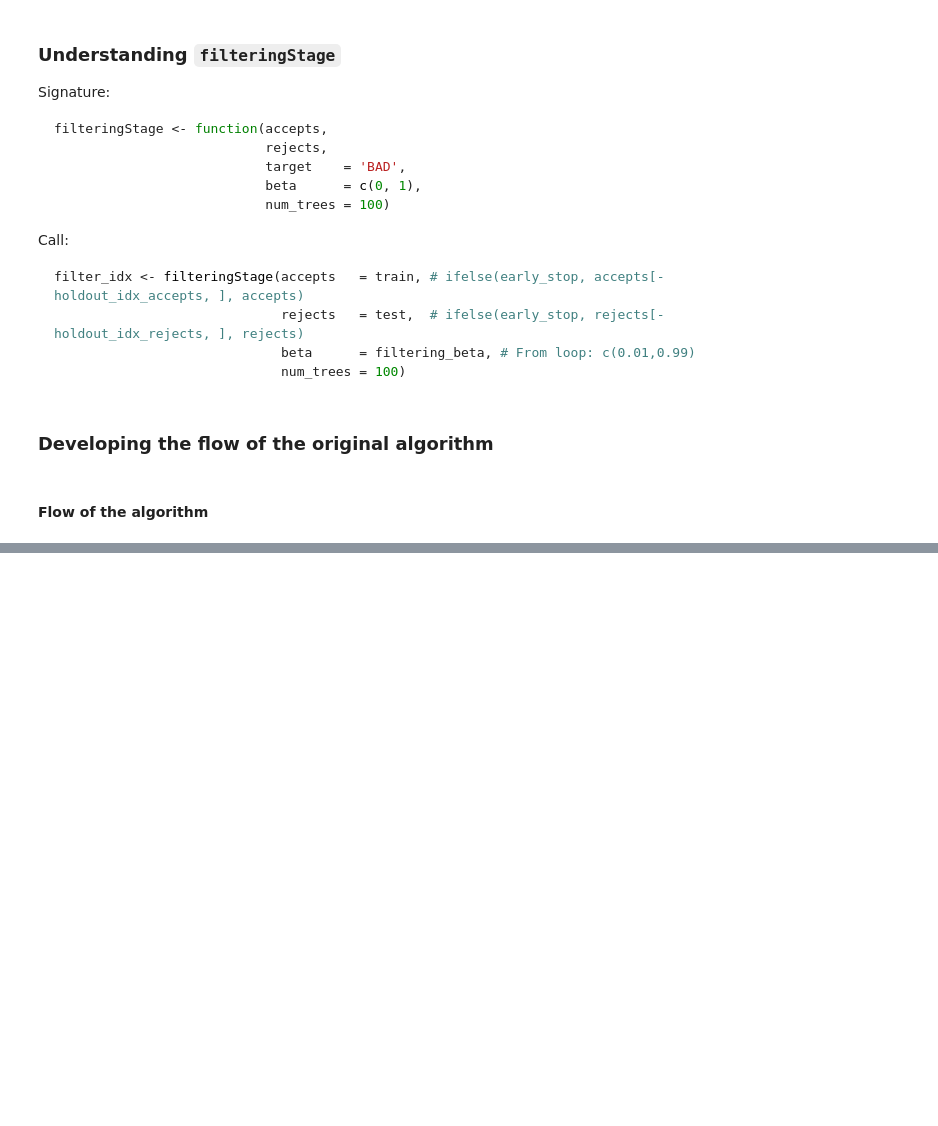
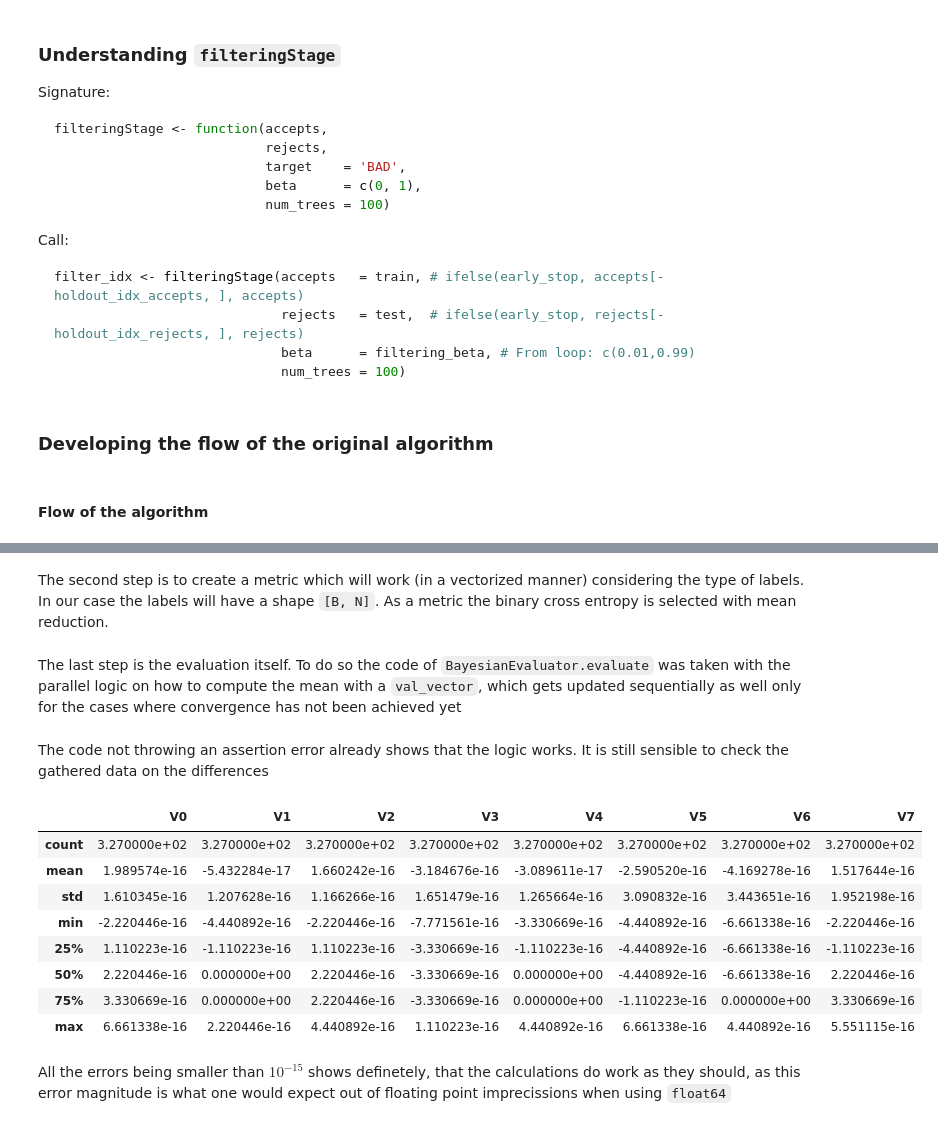
Before and after one commit to TheBISEconStatcian/BEReBASL, a Jupyter notebook: dev/develop_py_basl.ipynb, the cells around one changed output, grey strips where cells are left out. Drawn from its saved outputs; the diff is of its cells as text; code cells hidden in the pictures; blank space fills up the shorter version.

Commit message:
BayesianEvaluator now tested

```diff
--- a/dev/develop_py_basl.ipynb
+++ b/dev/develop_py_basl.ipynb
@@ -541,8 +534,6 @@ self = DummyBASL(
 # %% [markdown]
 #### Flow of the algorithm
 # %%
-
-
 if True:
     if True:
         if self.early_stop:
@@ -565,3 +556,6 @@ if True:
             bm_max_iter <- 10^4
             bm_epsilon  <- 10^4
         """
+
+        if self.should_filter:
+            data.features_rejects = self.filter_rejects(data.features_rejects, return_index=False)
@@ -567,0 +733,39 @@ if True:
+# %%
+# Initial population
+B, N = 16, 100
+data_gen.manual_seed(1807)
+features, default_flag = data_gen.sample(B * N)
+
+# Generate accepts vector
+accepts = accept_based_on_top_percentent_of_arbitrary_var(
+    features,
+    default_flag,
+    var_for_rule=0,
+    top_percent=0.2, #Ensures batching by B will be possible as 100 * [0.2, 0.8] = [20, 80]
+    default_value = CreditDataGenerator.bad_good_encoding["bad"]
+)
+
+# Save in credit data to get then a CreditDataSample in a clean way
+credit_data = CreditData(features, default_flag, accepts)
+sample_for_batching = credit_data.to_sample_dataset()
+
+# Create model and fit it on all accepts
+features_count = sample_for_batching.features_accepts.size(-1)
+model = TorchLogistic(n_features=features_count)
+model = model.fit(X=sample_for_batching.features_accepts, y = sample_for_batching.default_flag_accepts)
+## Leave model in eval mode
+model.eval()
+
+# Reshape the data tensors and leave them saved like that
+tensor_names = ["features_accepts", "features_rejects", "default_flag_accepts"]
+for n in tensor_names:
+    t = getattr(sample_for_batching, n)
+    setattr(sample_for_batching, n, t.reshape(B, -1, *t.shape[1:]))
+# %% [markdown]
+The second step is to create a metric which will work (in a vectorized manner) considering the type of labels. In our case the labels will have a shape `[B, N]`. As a metric the binary cross entropy is selected with mean reduction.
+# %%
+def bce_with_custom_reduction(preds, labels, reduction = lambda unred_bce : torch.mean(unred_bce, dim=-1)):
+    unreduced_bce = torch.nn.functional.binary_cross_entropy(preds, labels, reduction='none').detach() # [B, N]
+    return reduction(unreduced_bce) # [B] - in case of the default reduction function
+# %% [markdown]
+The last step is the evaluation itself. To do so the code of `BayesianEvaluator.evaluate` was taken with the parallel logic on how to compute the mean with a `val_vector`, which gets updated sequentially as well only for the cases where convergence has not been achieved yet
@@ -567,0 +851,17 @@ if True:
+# %% [markdown]
+The code not throwing an assertion error already shows that the logic works. It is still sensible to check the gathered data on the differences
+# %%
+metric_means_diffs = pd.DataFrame(metric_means_diffs)
+metric_means_diffs.describe()
+# %% [output]
+|  | V0 | V1 | V2 | V3 | V4 | V5 | V6 | V7 |
+| count | 3.270000e+02 | 3.270000e+02 | 3.270000e+02 | 3.270000e+02 | 3.270000e+02 | 3.270000e+02 | 3.270000e+02 | 3.270000e+02 |
+| mean | 1.989574e-16 | -5.432284e-17 | 1.660242e-16 | -3.184676e-16 | -3.089611e-17 | -2.590520e-16 | -4.169278e-16 | 1.517644e-16 |
+| std | 1.610345e-16 | 1.207628e-16 | 1.166266e-16 | 1.651479e-16 | 1.265664e-16 | 3.090832e-16 | 3.443651e-16 | 1.952198e-16 |
+| min | -2.220446e-16 | -4.440892e-16 | -2.220446e-16 | -7.771561e-16 | -3.330669e-16 | -4.440892e-16 | -6.661338e-16 | -2.220446e-16 |
+| 25% | 1.110223e-16 | -1.110223e-16 | 1.110223e-16 | -3.330669e-16 | -1.110223e-16 | -4.440892e-16 | -6.661338e-16 | -1.110223e-16 |
+| 50% | 2.220446e-16 | 0.000000e+00 | 2.220446e-16 | -3.330669e-16 | 0.000000e+00 | -4.440892e-16 | -6.661338e-16 | 2.220446e-16 |
+| 75% | 3.330669e-16 | 0.000000e+00 | 2.220446e-16 | -3.330669e-16 | 0.000000e+00 | -1.110223e-16 | 0.000000e+00 | 3.330669e-16 |
+| max | 6.661338e-16 | 2.220446e-16 | 4.440892e-16 | 1.110223e-16 | 4.440892e-16 | 6.661338e-16 | 4.440892e-16 | 5.551115e-16 |
+# %% [markdown]
+All the errors being smaller than $10^{-15}$ shows definetely, that the calculations do work as they should, as this error magnitude is what one would expect out of floating point imprecissions when using `float64`
```
Also changed, not shown: parts of 8 cells of this notebook.
